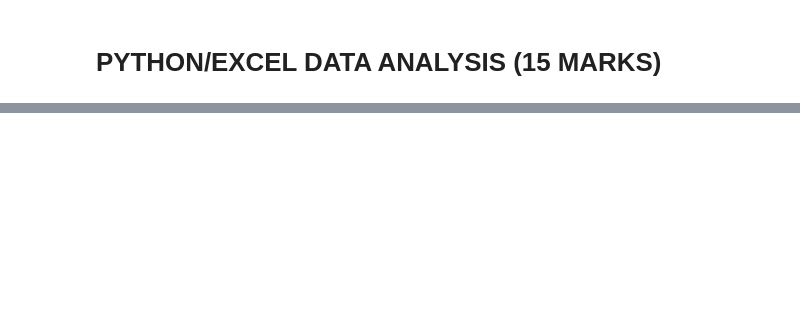
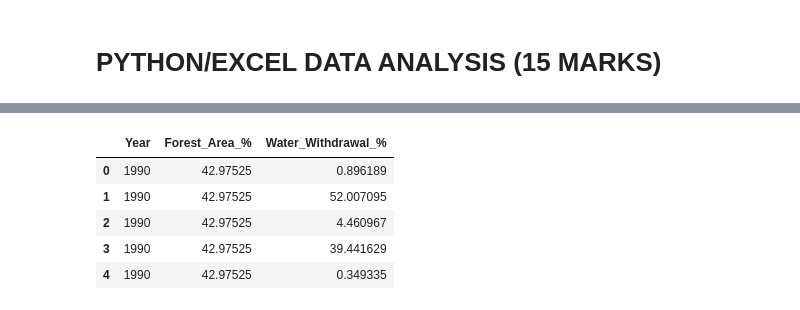
Before and after one commit to Tshepo103/Data-analysis-assignment, a Jupyter notebook: data analysis assignment.ipynb, the cells around one changed output, grey strips where cells are left out. Cells and saved outputs as stored; diff of their text form; code cells hidden in the pictures; blank space fills up the shorter version.

```diff
--- a/data analysis assignment.ipynb
+++ b/data analysis assignment.ipynb
@@ -516,0 +659,13 @@ plt.show()
+# %%
+# Merge on Year
+data = pd.merge(forest, water, on="Year", how="inner")
+
+# Quick look at merged data
+data.head()
+# %% [output]
+|  | Year | Forest_Area_% | Water_Withdrawal_% |
+| 0 | 1990 | 42.97525 | 0.896189 |
+| 1 | 1990 | 42.97525 | 52.007095 |
+| 2 | 1990 | 42.97525 | 4.460967 |
+| 3 | 1990 | 42.97525 | 39.441629 |
+| 4 | 1990 | 42.97525 | 0.349335 |
```
Also changed, not shown: parts of 41 cells of this notebook, 5 other files.
